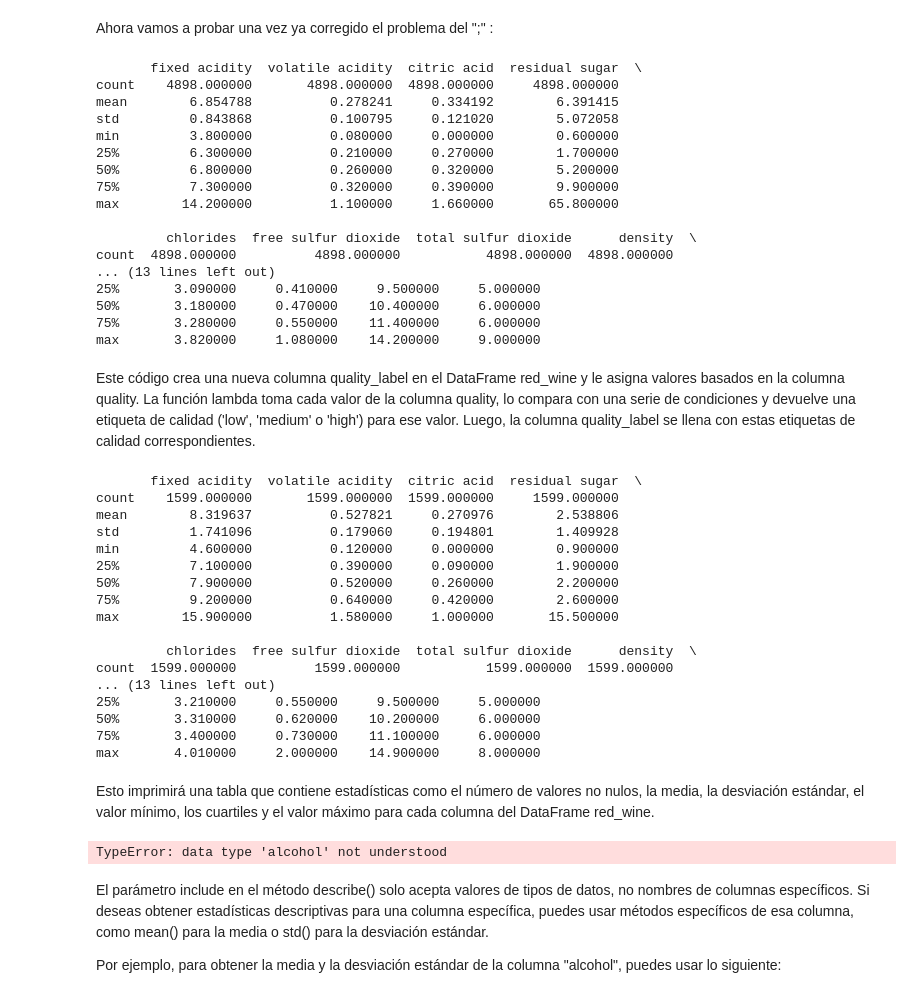
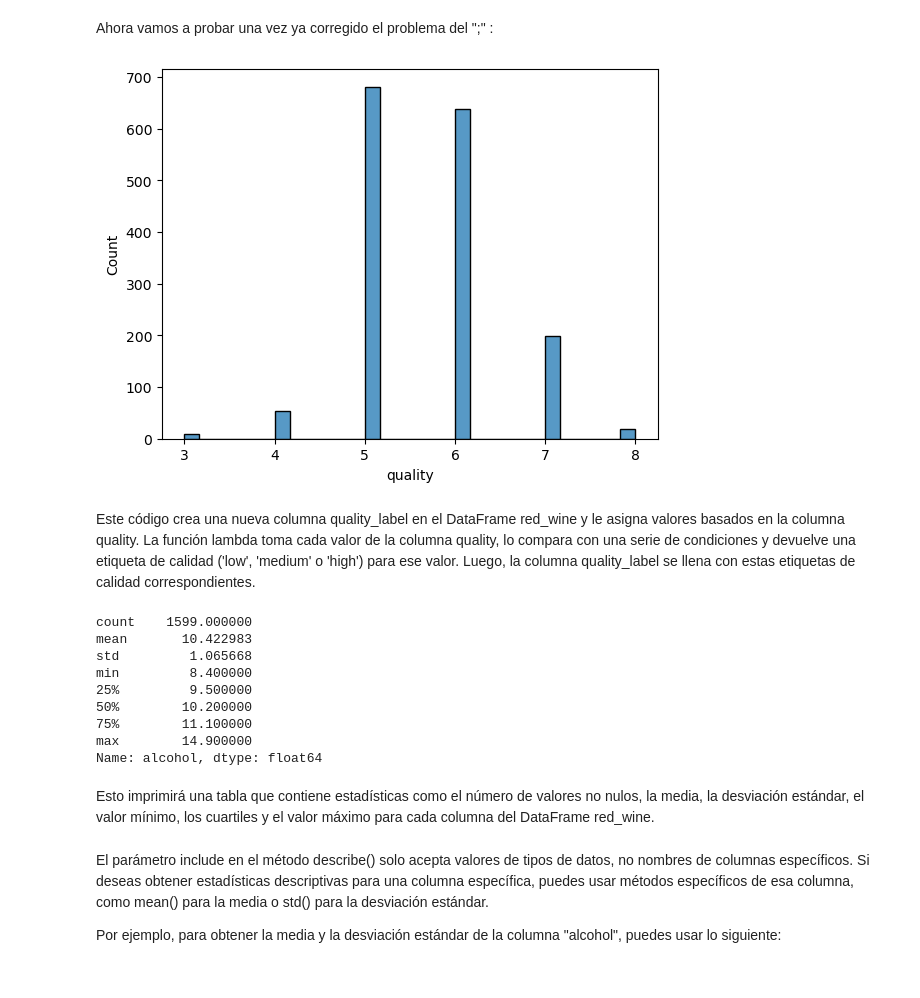
Before and after one commit to sfdatade/blueberry_winerys_project, a Jupyter notebook: BlueBerry_Winery_Project.ipynb, the cells around one changed output. Saved outputs shown, nothing was run; the diff lists cells and outputs as text; code cells hidden in the pictures.

```diff
--- a/BlueBerry_Winery_Project.ipynb
+++ b/BlueBerry_Winery_Project.ipynb
@@ -269,27 +257,11 @@ freq                                                    8
 white_wine = pd.read_csv('winequality-white.csv', sep=';')
 # %% [markdown]
 Ahora vamos a probar una vez ya corregido el problema del ";" :
-# %%
-# Obtener estadísticas descriptivas para el conjunto de datos de vino blanco
-print(white_wine.describe())
-# %% [output]
-       fixed acidity  volatile acidity  citric acid  residual sugar  \
-count    4898.000000       4898.000000  4898.000000     4898.000000
-mean        6.854788          0.278241     0.334192        6.391415
-std         0.843868          0.100795     0.121020        5.072058
-min         3.800000          0.080000     0.000000        0.600000
-25%         6.300000          0.210000     0.270000        1.700000
-50%         6.800000          0.260000     0.320000        5.200000
-75%         7.300000          0.320000     0.390000        9.900000
-max        14.200000          1.100000     1.660000       65.800000
-
-         chlorides  free sulfur dioxide  total sulfur dioxide      density  \
-count  4898.000000          4898.000000           4898.000000  4898.000000
-... (13 lines left out)
-25%       3.090000     0.410000     9.500000     5.000000
-50%       3.180000     0.470000    10.400000     6.000000
-75%       3.280000     0.550000    11.400000     6.000000
-max       3.820000     1.080000    14.200000     9.000000
+# %%
+sns.histplot(data=red_wine,x='quality')
+plt.show()
+# %% [output]
+[figure, added]
 # %%
 #para crear la nueva columna quality_label en el DataFrame red_wine, usando la columna quality existente y la función lambda especificada:
 
@@ -299,33 +271,19 @@ Este código crea una nueva columna quality_label en el DataFrame red_wine y le
 # %%
 #Claro, para mostrar los parámetros estadísticos de cada columna en el DataFrame red_wine, puedes utilizar el método describe() de Pandas de la siguiente manera:
 
-print(red_wine.describe())
+red_wine.describe()['alcohol']
 # %% [output]
-       fixed acidity  volatile acidity  citric acid  residual sugar  \
-count    1599.000000       1599.000000  1599.000000     1599.000000
-mean        8.319637          0.527821     0.270976        2.538806
-std         1.741096          0.179060     0.194801        1.409928
-min         4.600000          0.120000     0.000000        0.900000
-25%         7.100000          0.390000     0.090000        1.900000
-50%         7.900000          0.520000     0.260000        2.200000
-75%         9.200000          0.640000     0.420000        2.600000
-max        15.900000          1.580000     1.000000       15.500000
-
-         chlorides  free sulfur dioxide  total sulfur dioxide      density  \
-count  1599.000000          1599.000000           1599.000000  1599.000000
-... (13 lines left out)
-25%       3.210000     0.550000     9.500000     5.000000
-50%       3.310000     0.620000    10.200000     6.000000
-75%       3.400000     0.730000    11.100000     6.000000
-max       4.010000     2.000000    14.900000     8.000000
+count    1599.000000
+mean       10.422983
+std         1.065668
+min         8.400000
+25%         9.500000
+50%        10.200000
+75%        11.100000
+max        14.900000
+Name: alcohol, dtype: float64
 # %% [markdown]
 Esto imprimirá una tabla que contiene estadísticas como el número de valores no nulos, la media, la desviación estándar, el valor mínimo, los cuartiles y el valor máximo para cada columna del DataFrame red_wine.
-# %%
-#Si deseas mostrar solo ciertas estadísticas para columnas específicas, puedes usar el método describe() con el parámetro include especificando una lista de nombres de columna. Por ejemplo, para mostrar solo la media y la desviación estándar de la columna "alcohol", puedes usar el siguiente código:
-
-print(red_wine.describe(include=['alcohol']))
-# %% [output]
-TypeError: data type 'alcohol' not understood
 # %% [markdown]
 El parámetro include en el método describe() solo acepta valores de tipos de datos, no nombres de columnas específicos. Si deseas obtener estadísticas descriptivas para una columna específica, puedes usar métodos específicos de esa columna, como mean() para la media o std() para la desviación estándar.
 
```
Also changed, not shown: parts of 22 cells of this notebook.
